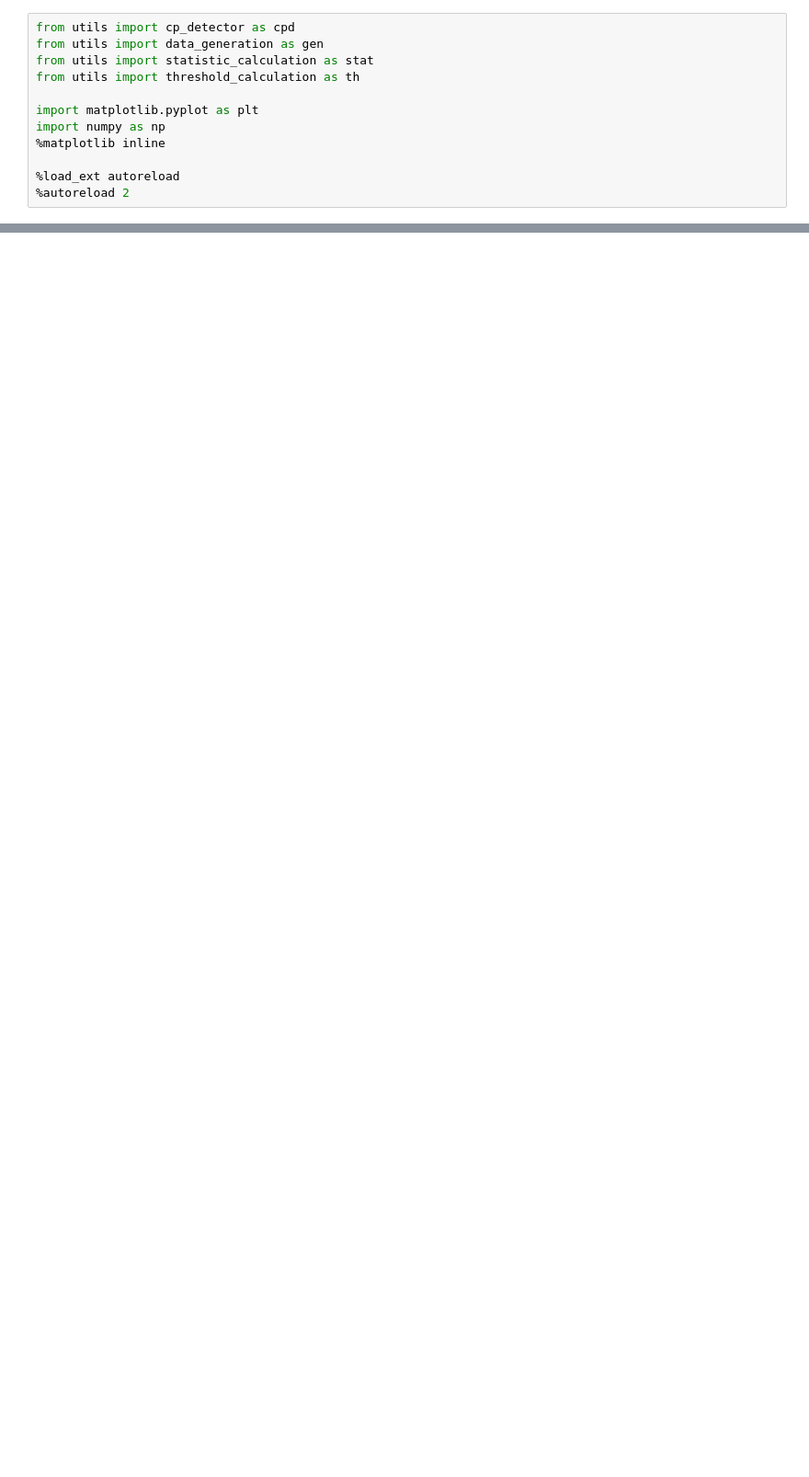
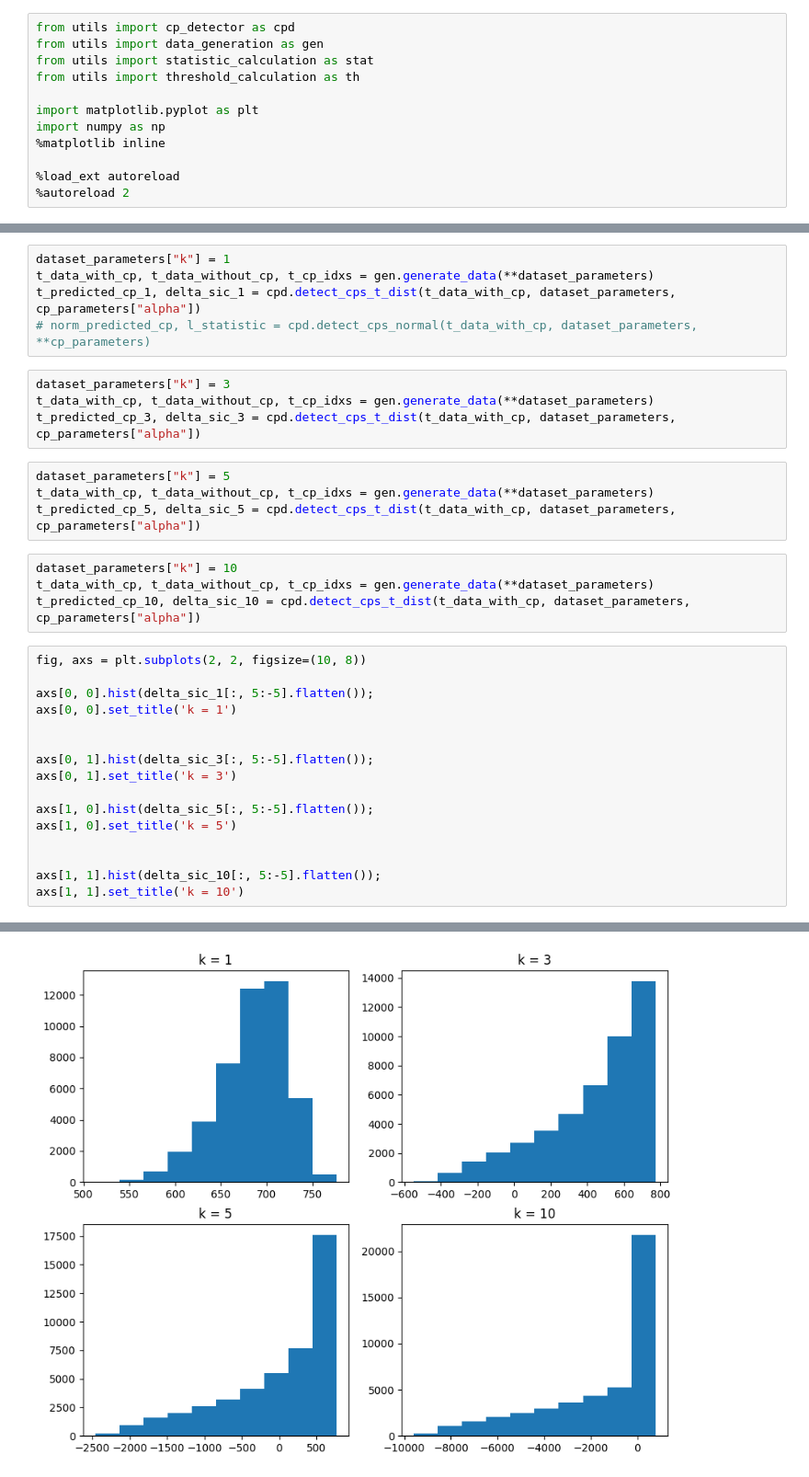
Before and after one commit to romanenkova95/ln_for_cpd, a Jupyter notebook: paper_stat_exp_01_24.ipynb, the cells around one changed output, grey strips where cells are left out. Shown at 92% size. Cells and saved outputs as stored; diff of their text form; blank space fills up the shorter version.

```diff
--- a/paper_stat_exp_01_24.ipynb
+++ b/paper_stat_exp_01_24.ipynb
@@ -120,0 +139,34 @@ plt.legend()
+# %%
+dataset_parameters["k"] = 1
+t_data_with_cp, t_data_without_cp, t_cp_idxs = gen.generate_data(**dataset_parameters)
+t_predicted_cp_1, delta_sic_1 = cpd.detect_cps_t_dist(t_data_with_cp, dataset_parameters, cp_parameters["alpha"])
+# norm_predicted_cp, l_statistic = cpd.detect_cps_normal(t_data_with_cp, dataset_parameters, **cp_parameters)
+# %%
+dataset_parameters["k"] = 3
+t_data_with_cp, t_data_without_cp, t_cp_idxs = gen.generate_data(**dataset_parameters)
+t_predicted_cp_3, delta_sic_3 = cpd.detect_cps_t_dist(t_data_with_cp, dataset_parameters, cp_parameters["alpha"])
+# %%
+dataset_parameters["k"] = 5
+t_data_with_cp, t_data_without_cp, t_cp_idxs = gen.generate_data(**dataset_parameters)
+t_predicted_cp_5, delta_sic_5 = cpd.detect_cps_t_dist(t_data_with_cp, dataset_parameters, cp_parameters["alpha"])
+# %%
+dataset_parameters["k"] = 10
+t_data_with_cp, t_data_without_cp, t_cp_idxs = gen.generate_data(**dataset_parameters)
+t_predicted_cp_10, delta_sic_10 = cpd.detect_cps_t_dist(t_data_with_cp, dataset_parameters, cp_parameters["alpha"])
+# %%
+fig, axs = plt.subplots(2, 2, figsize=(10, 8))
+
+axs[0, 0].hist(delta_sic_1[:, 5:-5].flatten());
+axs[0, 0].set_title('k = 1')
+
+
+axs[0, 1].hist(delta_sic_3[:, 5:-5].flatten());
+axs[0, 1].set_title('k = 3')
+
+axs[1, 0].hist(delta_sic_5[:, 5:-5].flatten());
+axs[1, 0].set_title('k = 5')
+
+
+axs[1, 1].hist(delta_sic_10[:, 5:-5].flatten());
+axs[1, 1].set_title('k = 10')
+# %% [output]
@@ -120,0 +174 @@ plt.legend()
+[figure, added]
```
Also changed, not shown: parts of 19 cells of this notebook, 11 other files.
